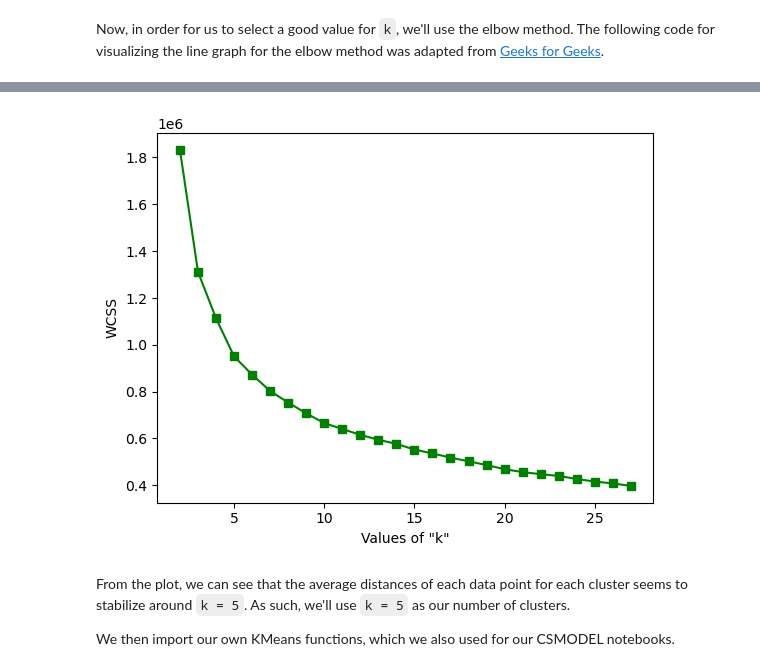
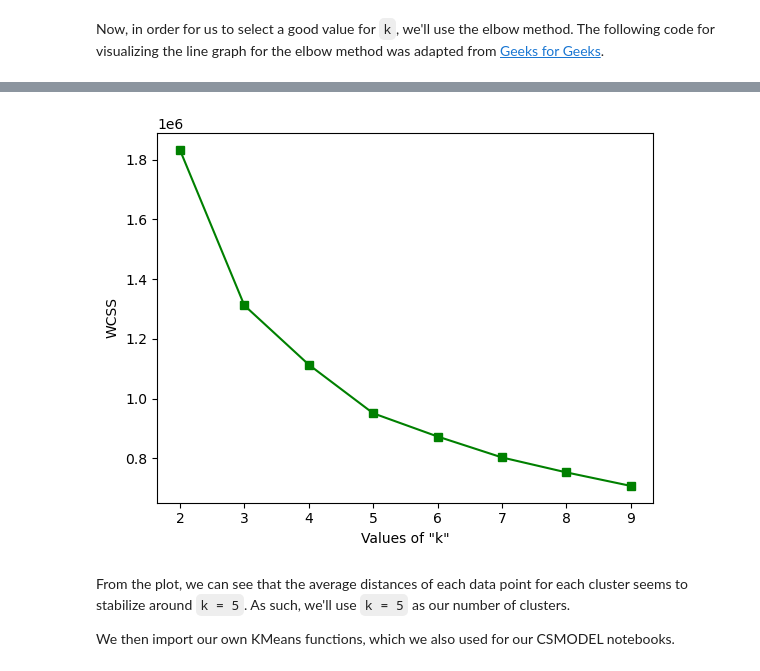
Before and after one commit to JarrettTo/CSMODEL, a Jupyter notebook: CSMODEL-Project-X23-Group7.zip.ipynb, the cells around one changed output, grey strips where cells are left out. Drawn from its saved outputs; the diff is of its cells as text; code cells hidden in the pictures.

```diff
--- a/CSMODEL-Project-X23-Group7.zip.ipynb
+++ b/CSMODEL-Project-X23-Group7.zip.ipynb
@@ -1015,8 +1015,6 @@ from sklearn.cluster import KMeans
 # using the simple method
 dataset = genre_df.drop(columns=["top_genre"]).copy()
 
-limit = int((dataset.shape[0]//2)**0.5)
-
 # selecting optimal value of 'k'
 # using elbow method
 
@@ -1024,7 +1022,7 @@ limit = int((dataset.shape[0]//2)**0.5)
 # squared distances
 wcss = {}
 
-for k in range(2,limit+1):
+for k in range(2,10):
     model = KMeans(n_clusters=k)
     model.fit(dataset)
     wcss[k] = model.inertia_
@@ -1045,4 +1043,4 @@ Requirement already satisfied: threadpoolctl>=2.0.0 in c:\programdata\anaconda3\
-[figure, old version]
+[figure, new version]
 # %% [markdown]
 From the plot, we can see that the average distances of each data point for each cluster seems to stabilize around `k = 5`. As such, we'll use `k = 5` as our number of clusters.
 
```
Also changed, not shown: parts of 22 cells of this notebook.
